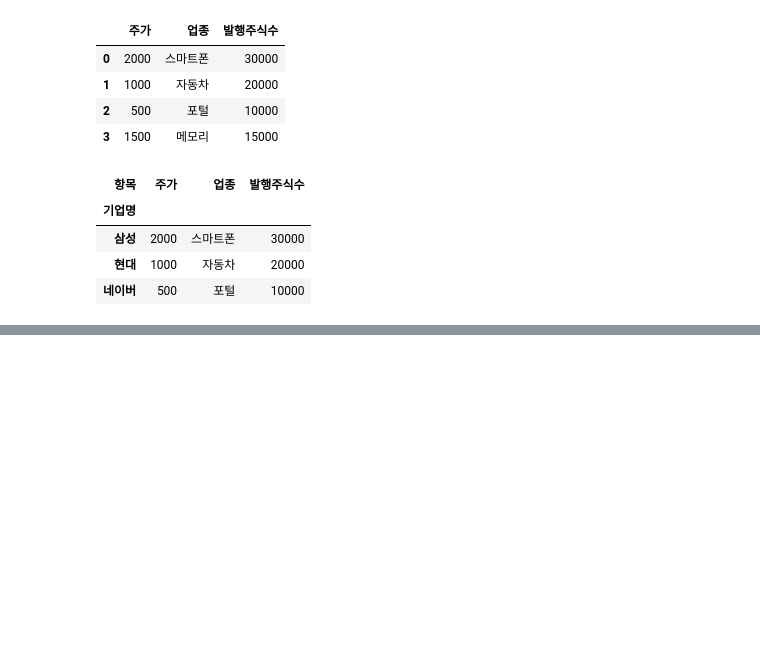
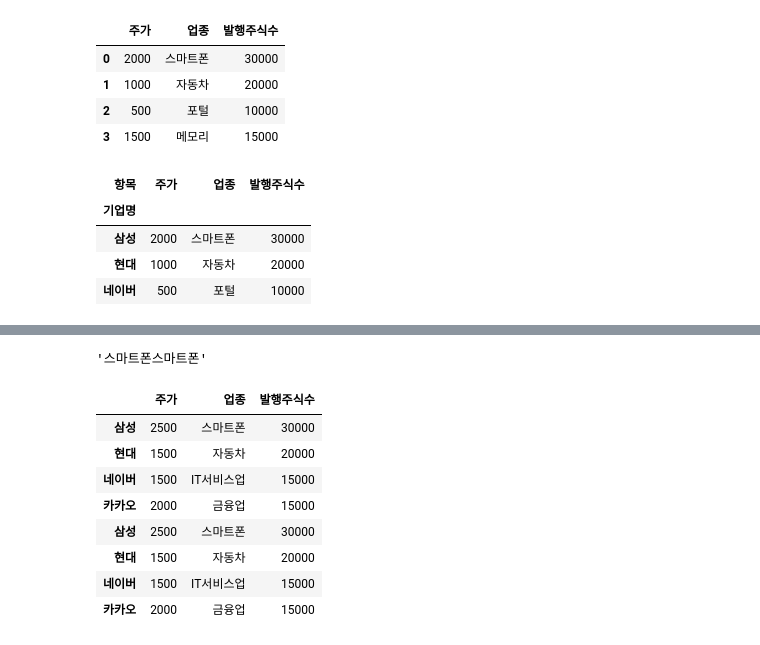
Before and after one commit to CraftyDragon678/study-bigdata, a Jupyter notebook: 20_Pandas/03_DataFrame.ipynb, the cells around one changed output, grey strips where cells are left out. Drawn from its saved outputs; the diff is of its cells as text; code cells hidden in the pictures; blank space fills up the shorter version.

```diff
--- a/20_Pandas/03_DataFrame.ipynb
+++ b/20_Pandas/03_DataFrame.ipynb
@@ -480,0 +576,3 @@ df
+# %%
+df.loc['카카오', '업종'] = '금융업'
+df
@@ -480,0 +589,4 @@ df
+# %%
+# 행 삭제
+df = df.drop('SK')  # ['SK', '네이버']
+df
@@ -480,0 +599,4 @@ df
+# %%
+# 열 삭제
+df = df.drop('시가총액', axis=1)  # ['업종', '시가총액']
+df
@@ -480,0 +613,3 @@ df
+# %%
+df2 = df.copy()
+df2
@@ -480,0 +636,17 @@ df
+# %%
+'스마트폰' + '스마트폰'
+# '스마트폰' - '스마트폰'
+# %% [output]
+'스마트폰스마트폰'
+# %%
+df.append(df2)
+# %% [output]
+|  | 주가 | 업종 | 발행주식수 |
+| 삼성 | 2500 | 스마트폰 | 30000 |
+| 현대 | 1500 | 자동차 | 20000 |
+| 네이버 | 1500 | IT서비스업 | 15000 |
+| 카카오 | 2000 | 금융업 | 15000 |
+| 삼성 | 2500 | 스마트폰 | 30000 |
+| 현대 | 1500 | 자동차 | 20000 |
+| 네이버 | 1500 | IT서비스업 | 15000 |
+| 카카오 | 2000 | 금융업 | 15000 |
```
Also changed, not shown: parts of 29 cells of this notebook.
